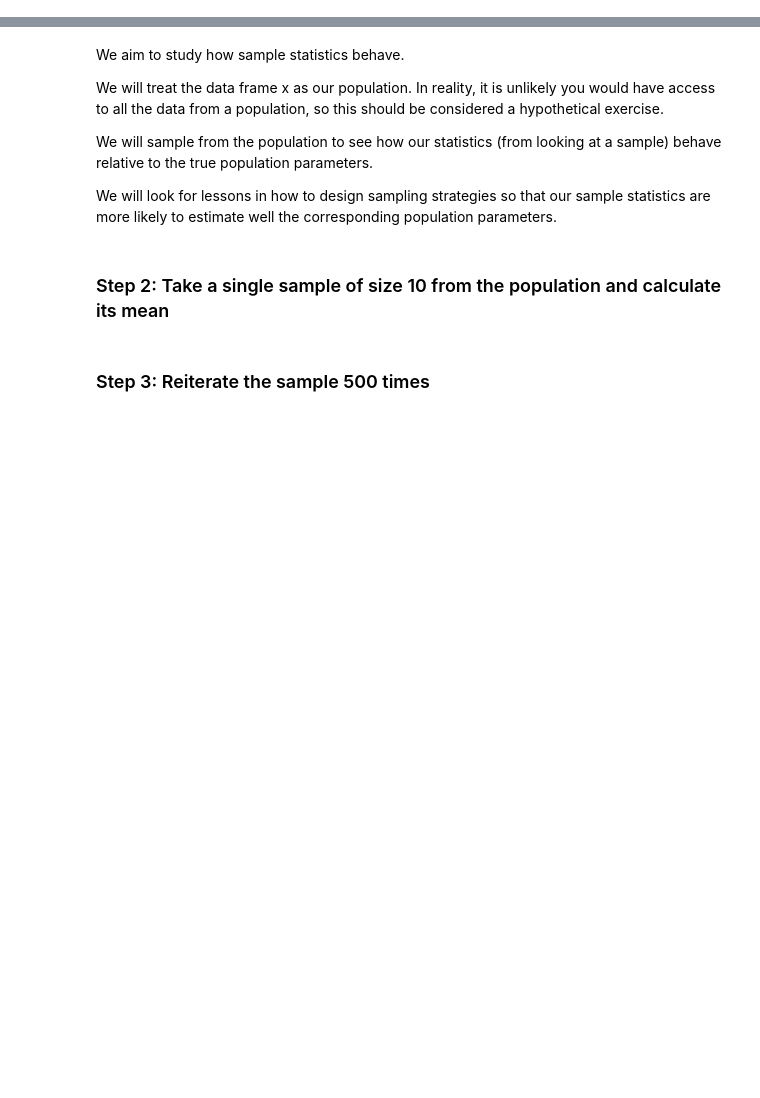
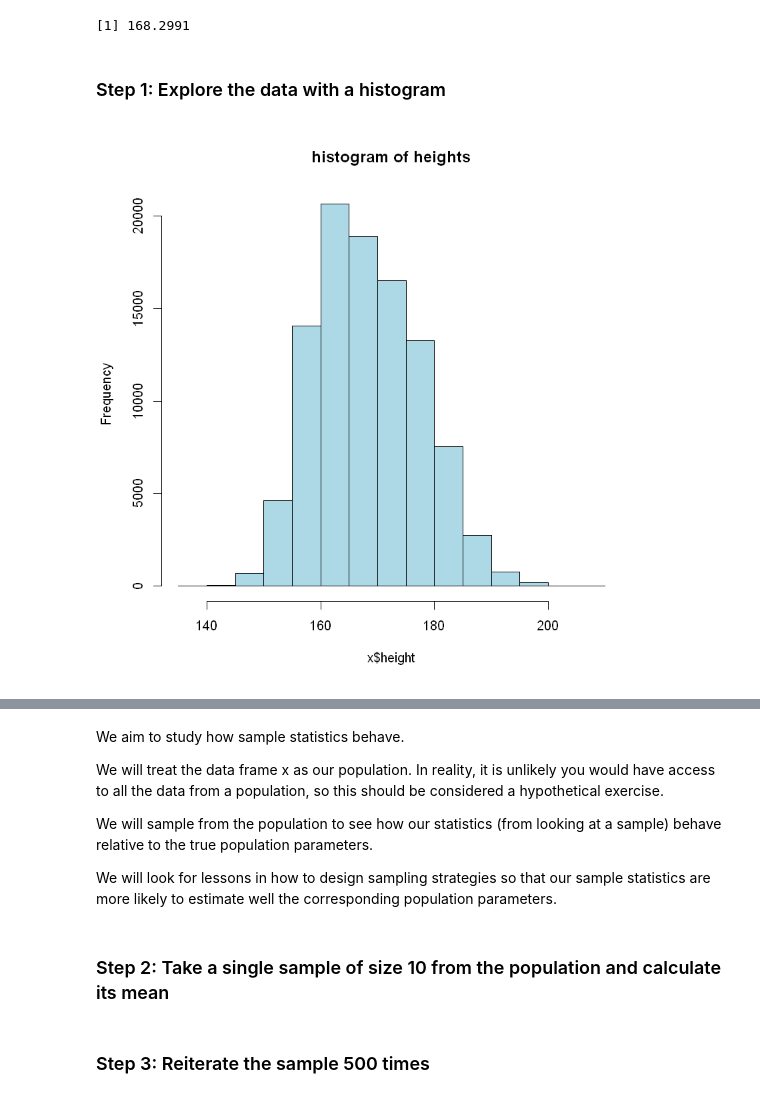
Before and after one commit to therealdydx/Quantitative-Reasoning, a Jupyter notebook: Exercise U - Sampling Variability/Sampling Variability Script.ipynb, the cells around one changed output, grey strips where cells are left out. Cells and saved outputs as stored; diff of their text form; code cells hidden in the pictures; blank space fills up the shorter version.

```diff
--- a/Exercise U - Sampling Variability/Sampling Variability Script.ipynb
+++ b/Exercise U - Sampling Variability/Sampling Variability Script.ipynb
@@ -15,0 +14,2 @@ What is the mean height in this population?
+# %%
+x <- read.csv("C:/Users/User/OneDrive/Documents/Yale-NUS/Quantitative Reasoning/Quantitative Reasoning Repository/Exercise U - Sampling Variability/pop2020.csv")
@@ -15,0 +34,17 @@ What is the mean height in this population?
+# %%
+# FIND MEAN HEIGHT
+
+trueM <- mean(x$height)
+trueM
+# %% [output]
+[1] 168.2991
+# %% [markdown]
+### Step 1: Explore the data with a histogram
+# %%
+# FIND HISTOGRAM OF HEIGHTS
+
+hist(x$height,
+    col = "lightblue",
+    main = "histogram of heights")
+# %% [output]
+[figure, added]
```
Also changed, not shown: parts of 61 cells of this notebook.
